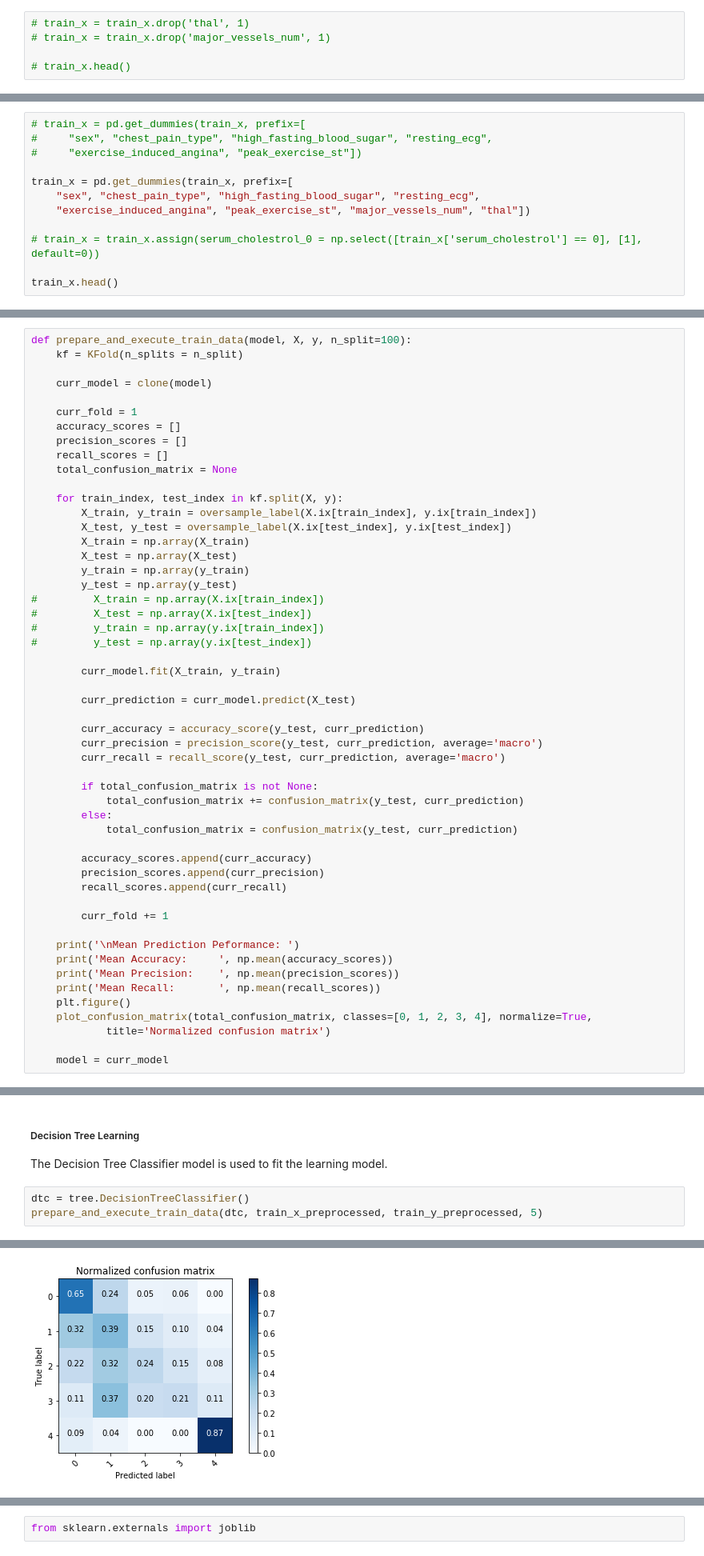
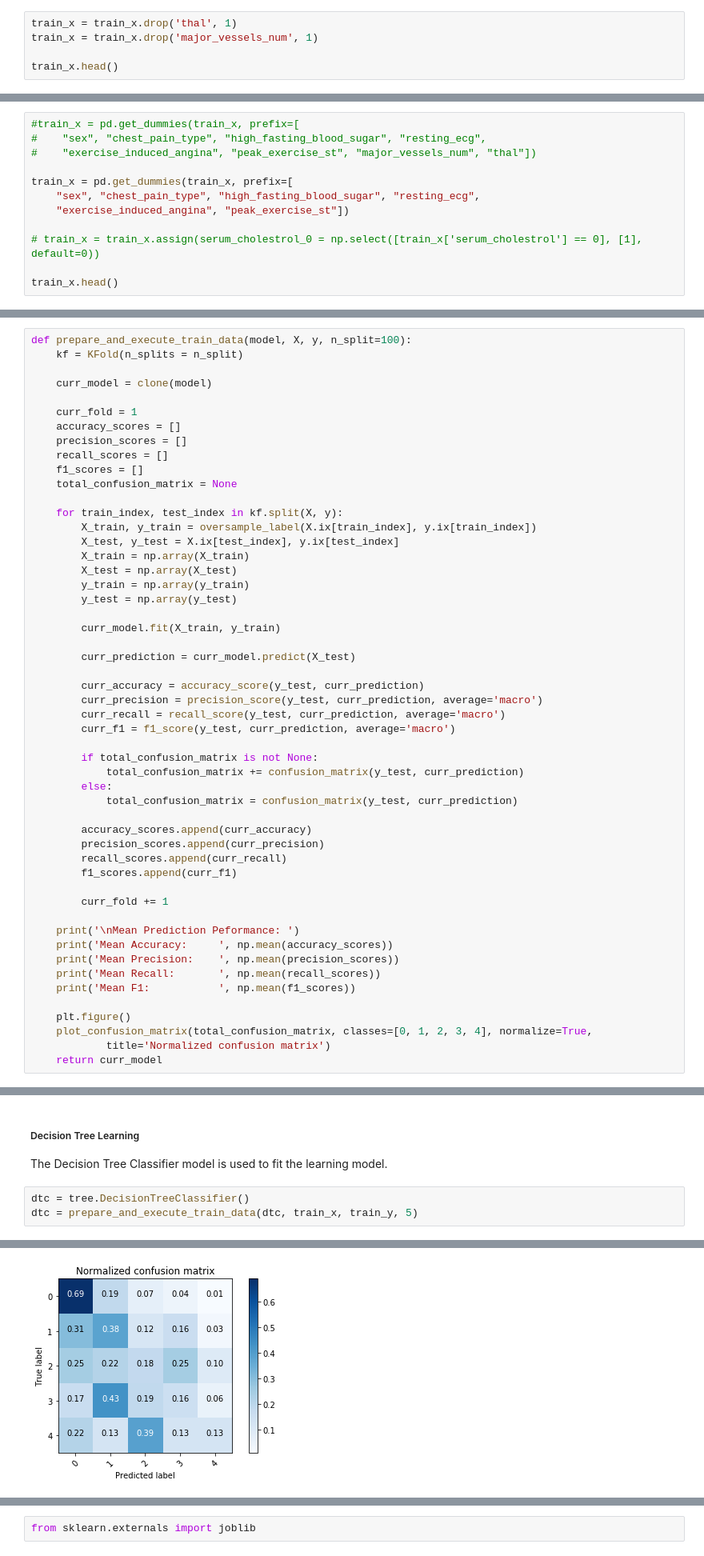
Before and after one commit to yusufrahmatp/modelHeartDisease, a Jupyter notebook: notebooks/Heart Disease Model.ipynb, the cells around one changed output, grey strips where cells are left out. Shown at 80% size. Saved outputs shown, nothing was run; the diff lists cells and outputs as text.

Commit message:
Fix wrong pointer of variable, use drop columns, cleanup notebook, change markdown descriptions

```diff
--- a/notebooks/Heart Disease Model.ipynb
+++ b/notebooks/Heart Disease Model.ipynb
@@ -74,7 +67,7 @@ train_x.head()
 
 Feature columns with a high number of missing values are dropped to ease the model's learning.
 # %%
-# train_x = train_x.drop('thal', 1)
-# train_x = train_x.drop('major_vessels_num', 1)
+train_x = train_x.drop('thal', 1)
+train_x = train_x.drop('major_vessels_num', 1)
 
-# train_x.head()
+train_x.head()
@@ -81,13 +81,13 @@ Feature columns with a high number of missing values are dropped to ease the mod
 # %% [markdown]
 #### Use One-Hot Encoding for Categorical Data
 # %%
-# train_x = pd.get_dummies(train_x, prefix=[
-#     "sex", "chest_pain_type", "high_fasting_blood_sugar", "resting_ecg",
-#     "exercise_induced_angina", "peak_exercise_st"])
+#train_x = pd.get_dummies(train_x, prefix=[
+#    "sex", "chest_pain_type", "high_fasting_blood_sugar", "resting_ecg",
+#    "exercise_induced_angina", "peak_exercise_st", "major_vessels_num", "thal"])
 
 train_x = pd.get_dummies(train_x, prefix=[
     "sex", "chest_pain_type", "high_fasting_blood_sugar", "resting_ecg",
-    "exercise_induced_angina", "peak_exercise_st", "major_vessels_num", "thal"])
+    "exercise_induced_angina", "peak_exercise_st"])
 
 # train_x = train_x.assign(serum_cholestrol_0 = np.select([train_x['serum_cholestrol'] == 0], [1], default=0))
 
@@ -196,19 +193,16 @@ def prepare_and_execute_train_data(model, X, y, n_split=100):
     accuracy_scores = []
     precision_scores = []
     recall_scores = []
+    f1_scores = []
     total_confusion_matrix = None
 
     for train_index, test_index in kf.split(X, y):
         X_train, y_train = oversample_label(X.ix[train_index], y.ix[train_index])
-        X_test, y_test = oversample_label(X.ix[test_index], y.ix[test_index])
+        X_test, y_test = X.ix[test_index], y.ix[test_index]
         X_train = np.array(X_train)
         X_test = np.array(X_test)
         y_train = np.array(y_train)
         y_test = np.array(y_test)
-#         X_train = np.array(X.ix[train_index])
-#         X_test = np.array(X.ix[test_index])
-#         y_train = np.array(y.ix[train_index])
-#         y_test = np.array(y.ix[test_index])
 
         curr_model.fit(X_train, y_train)
 
@@ -217,6 +211,7 @@ def prepare_and_execute_train_data(model, X, y, n_split=100):
         curr_accuracy = accuracy_score(y_test, curr_prediction)
         curr_precision = precision_score(y_test, curr_prediction, average='macro')
         curr_recall = recall_score(y_test, curr_prediction, average='macro')
+        curr_f1 = f1_score(y_test, curr_prediction, average='macro')
 
         if total_confusion_matrix is not None:
             total_confusion_matrix += confusion_matrix(y_test, curr_prediction)
@@ -226,6 +221,7 @@ def prepare_and_execute_train_data(model, X, y, n_split=100):
         accuracy_scores.append(curr_accuracy)
         precision_scores.append(curr_precision)
         recall_scores.append(curr_recall)
+        f1_scores.append(curr_f1)
 
         curr_fold += 1
 
@@ -233,11 +229,12 @@ def prepare_and_execute_train_data(model, X, y, n_split=100):
     print('Mean Accuracy:     ', np.mean(accuracy_scores))
     print('Mean Precision:    ', np.mean(precision_scores))
     print('Mean Recall:       ', np.mean(recall_scores))
+    print('Mean F1:           ', np.mean(f1_scores))
+
     plt.figure()
     plot_confusion_matrix(total_confusion_matrix, classes=[0, 1, 2, 3, 4], normalize=True,
             title='Normalized confusion matrix')
-
-    model = curr_model
+    return curr_model
 # %% [markdown]
 ##### Native Bayesian
 Here the Gaussian Native Bayesian Classifier is used to fit the learning model.
@@ -264,6 +263,6 @@ Mean Recall:        0.3721331550642236
 The Decision Tree Classifier model is used to fit the learning model.
 # %%
 dtc = tree.DecisionTreeClassifier()
-prepare_and_execute_train_data(dtc, train_x_preprocessed, train_y_preprocessed, 5)
+dtc = prepare_and_execute_train_data(dtc, train_x, train_y, 5)
 # %% [output]
 Mean Prediction Peformance:
@@ -273,4 +273,4 @@ Mean Recall:        0.48573283633248154
-[figure, old version]
+[figure, new version]
 # %% [markdown]
 ##### k-Nearest Neighbor
 The KNN Classifier is used to fit the learning model
```
Also changed, not shown: parts of 14 cells of this notebook.
